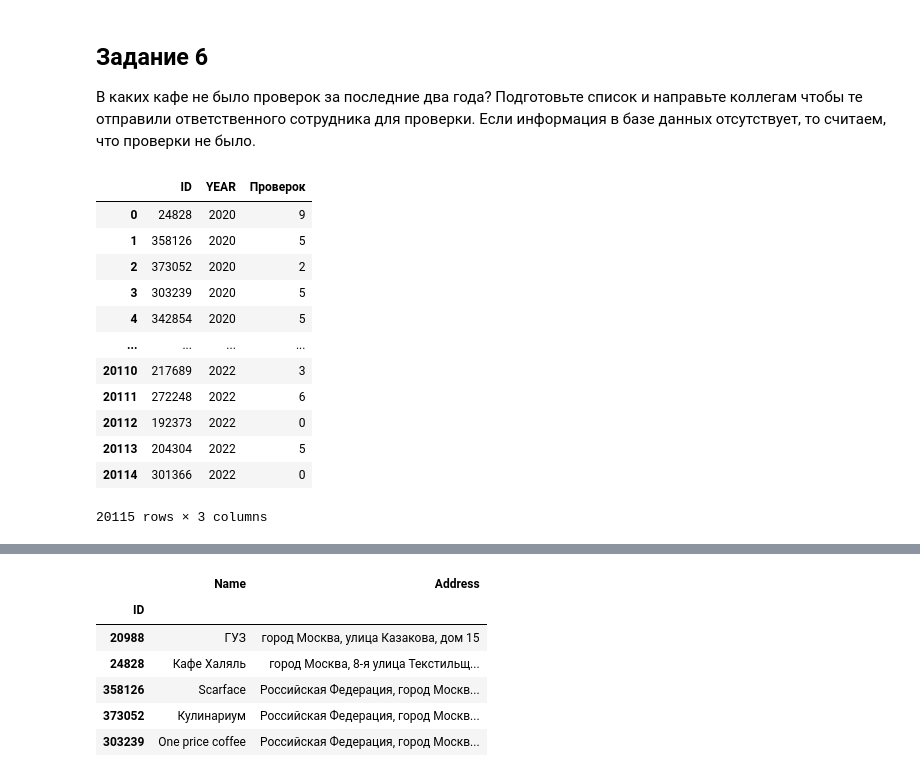
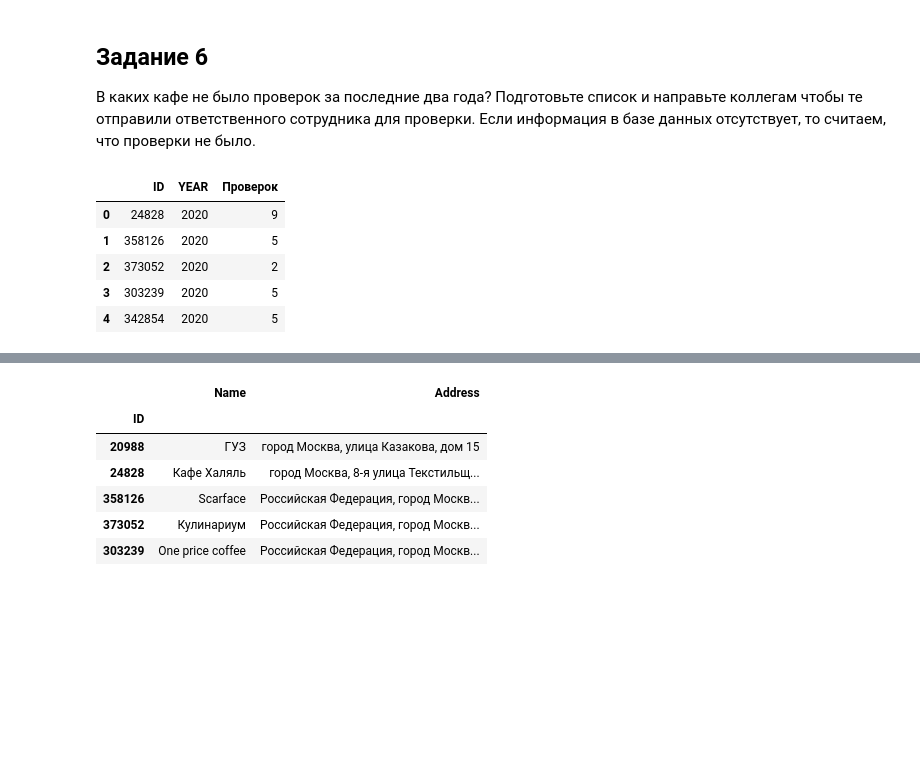
Before and after one commit to gbrs/basics_of_pandas, a Jupyter notebook: 6_5.ipynb, the cells around one changed output, grey strips where cells are left out. Saved outputs shown, nothing was run; the diff lists cells and outputs as text; code cells hidden in the pictures; blank space fills up the shorter version.

```diff
--- a/6_5.ipynb
+++ b/6_5.ipynb
@@ -472,21 +472,14 @@ with sqlite3.connect('indicators_db.sqlite3') as conn:
                                 '''
                         , conn)
 # %%
-indicators_20_22
+indicators_20_22.head()
 # %% [output]
 |  | ID | YEAR | Проверок |
 | 0 | 24828 | 2020 | 9 |
 | 1 | 358126 | 2020 | 5 |
 | 2 | 373052 | 2020 | 2 |
 | 3 | 303239 | 2020 | 5 |
 | 4 | 342854 | 2020 | 5 |
-| ... | ... | ... | ... |
-| 20110 | 217689 | 2022 | 3 |
-| 20111 | 272248 | 2022 | 6 |
-| 20112 | 192373 | 2022 | 0 |
-| 20113 | 204304 | 2022 | 5 |
-| 20114 | 301366 | 2022 | 0 |
-20115 rows × 3 columns
 # %%
 indicators_20_22 = indicators_20_22.pivot_table('Проверок', 'ID', 'YEAR')
 # %%
```
Also changed, not shown: parts of 11 cells of this notebook.
